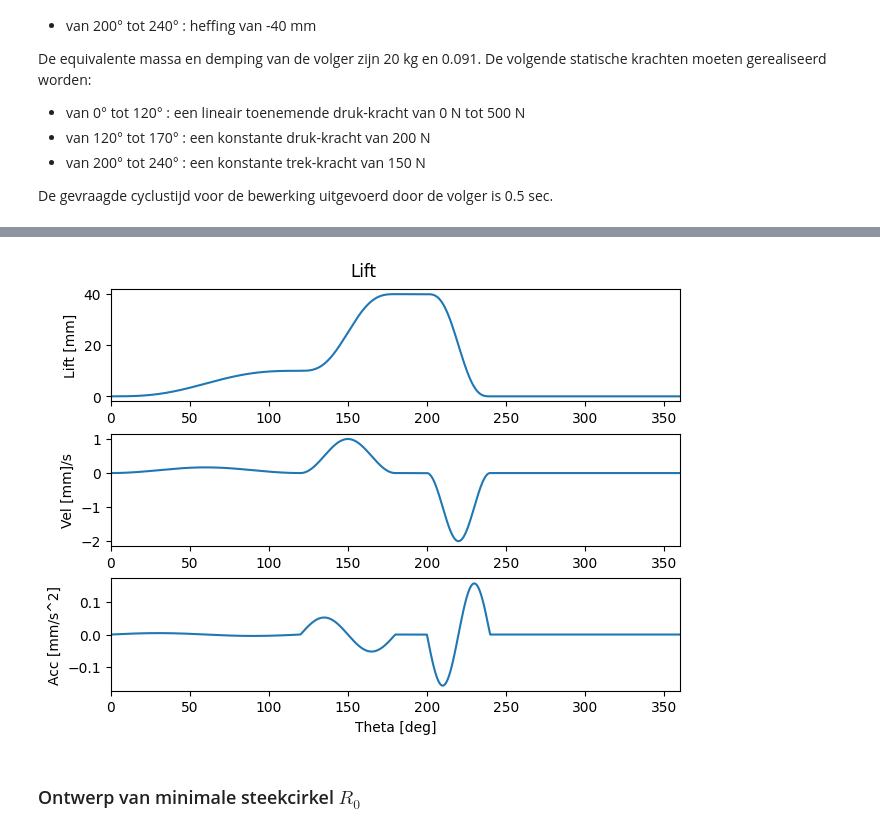
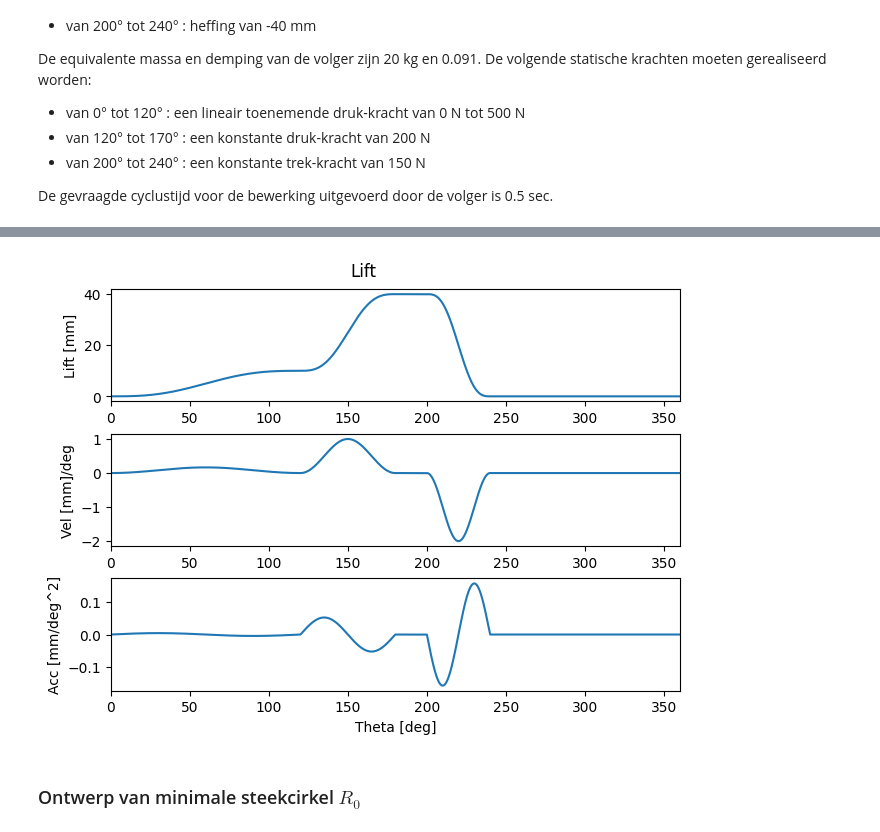
Before and after one commit to wiskiv1/ProjectBeweging, a Jupyter notebook: nokken.ipynb, the cells around one changed output, grey strips where cells are left out. Saved outputs shown, nothing was run; the diff lists cells and outputs as text; code cells hidden in the pictures.

```diff
--- a/nokken.ipynb
+++ b/nokken.ipynb
@@ -192,36 +192,36 @@ def addMotionSegment(startangle,endangle,startlift,endlift,motionlaw,dtheta):
     return lift, vel_deg, acc_deg, vel, acc
 
 def plotMotionLaw(t,lift,vel,acc):
     fig1, ax1 = plt.subplots(nrows=3,ncols=1,constrained_layout=True)
     fig1.suptitle("Lift")
 
     ax1[0].plot(t, lift)
     ax1[0].set_ylabel("Lift [mm]")
     ax1[0].set_xlim([0,360])
 
     ax1[1].plot(t, vel)
-    ax1[1].set_ylabel("Vel [mm]/s")
+    ax1[1].set_ylabel("Vel [mm]/deg")
     ax1[1].set_xlim([0,360])
 
     ax1[2].plot(t, acc)
-    ax1[2].set_ylabel("Acc [mm/s^2]")
+    ax1[2].set_ylabel("Acc [mm/deg^2]")
     ax1[2].set_xlabel('Theta [deg]')
     ax1[2].set_xlim([0,360])
 
 
 # Add all four segments to the motion law:
 lift, vel_deg, acc_deg, vel, acc = addMotionSegment(startangle1,endangle1,startlift1,endlift1,motionlaw1,dtheta)
 lift, vel_deg, acc_deg, vel, acc = addMotionSegment(startangle2,endangle2,startlift2,endlift2,motionlaw2,dtheta)
 lift, vel_deg, acc_deg, vel, acc = addMotionSegment(startangle3,endangle3,startlift3,endlift3,motionlaw3,dtheta)
 lift, vel_deg, acc_deg, vel, acc = addMotionSegment(startangle4,endangle4,startlift4,endlift4,motionlaw4,dtheta)
 
 
 # Plot the motion law
 plotMotionLaw(theta_deg,lift,vel_deg,acc_deg)
 
 plt.show()
 # %% [output]
-[figure, old version]
+[figure, new version]
 # %%
 # utility functions for external load
 
```
Also changed, not shown: parts of 7 cells of this notebook, 2 other files.
